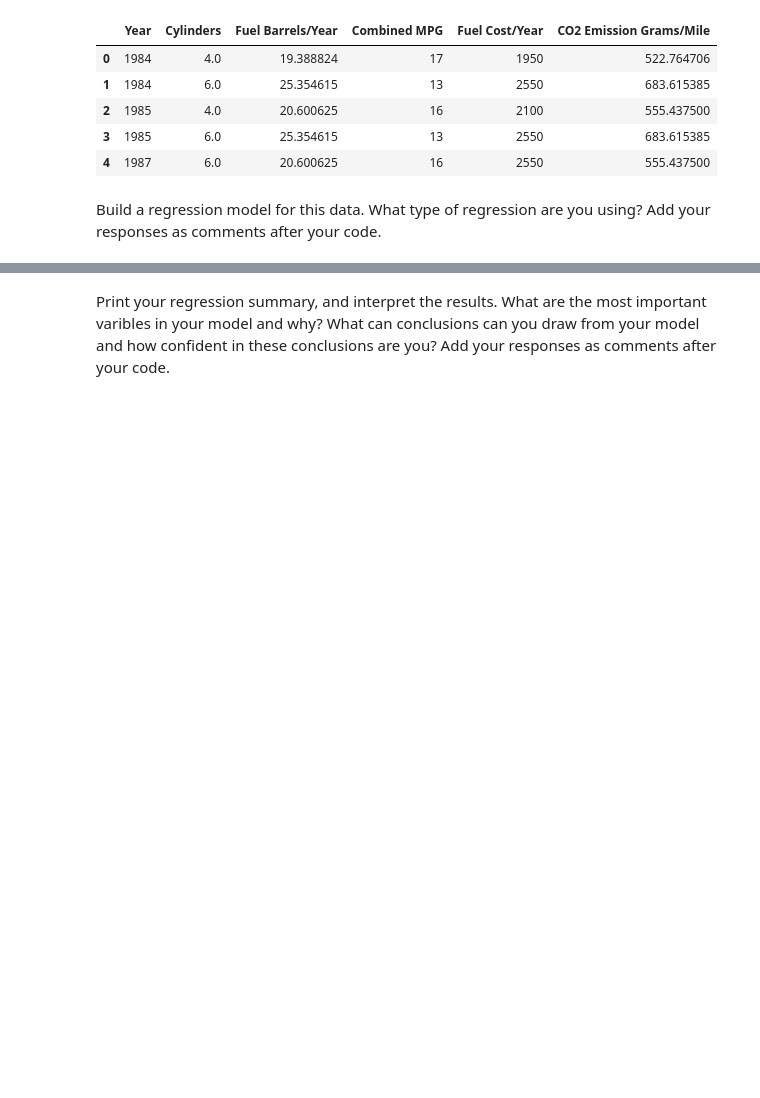
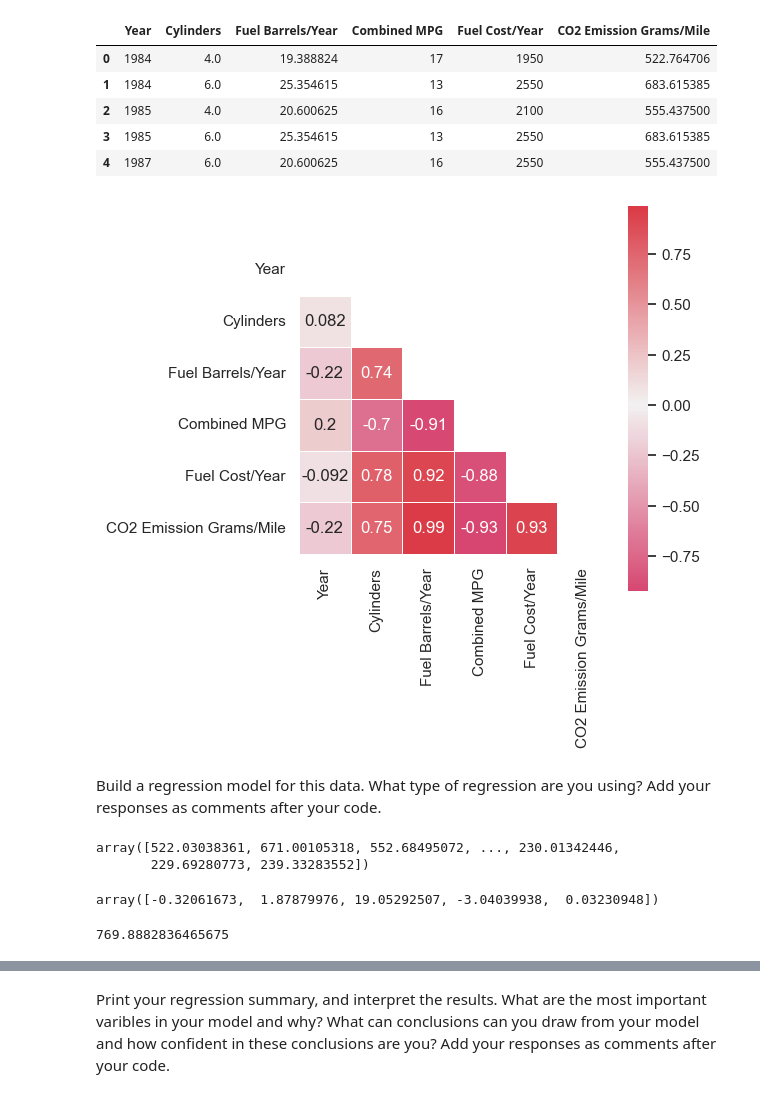
Before and after one commit to Ironhack-Data-Madrid-Abril-2023/7.3-lab_regression_analysis, a Jupyter notebook: your-code.ipynb, the cells around one changed output, grey strips where cells are left out. Saved outputs shown, nothing was run; the diff lists cells and outputs as text; code cells hidden in the pictures; blank space fills up the shorter version.

```diff
--- a/your-code.ipynb
+++ b/your-code.ipynb
@@ -168,5 +167,25 @@ veh.head()
 | 2 | 1985 | 4.0 | 20.600625 | 16 | 2100 | 555.437500 |
 | 3 | 1985 | 6.0 | 25.354615 | 13 | 2550 | 683.615385 |
 | 4 | 1987 | 6.0 | 20.600625 | 16 | 2550 | 555.437500 |
+# %%
+plt.figure(figsize=(5, 10))
+
+sns.set(style='white')
+
+mask=np.triu(np.ones_like(veh.corr(), dtype=bool))
+
+cmap=sns.diverging_palette(0, 10, as_cmap=True)
+
+
+sns.heatmap(veh.corr(),
+           mask=mask,
+          cmap=cmap,
+          center=0,
+          square=True,
+          annot=True,
+          linewidths=0.5,
+          cbar_kws={'shrink': 0.5});
+# %% [output]
+[figure, added]
 # %% [markdown]
 Build a regression model for this data. What type of regression are you using? Add your responses as comments after your code.
@@ -174,0 +192,28 @@ Build a regression model for this data. What type of regression are you using? A
+# %%
+regression_model = LinearRegression()
+
+X= veh.drop('CO2 Emission Grams/Mile', axis=1)
+y = veh['CO2 Emission Grams/Mile']
+
+X_train, X_test, y_train, y_test  = tts(X,
+                                        y,
+                                        train_size=0.8,
+                                        test_size=0.2,
+                                        random_state=42)
+
+regression_model.fit(X, y)
+
+y_pred = regression_model.predict(X)
+
+y_pred
+# %% [output]
+array([522.03038361, 671.00105318, 552.68495072, ..., 230.01342446,
+       229.69280773, 239.33283552])
+# %%
+regression_model.coef_
+# %% [output]
+array([-0.32061673,  1.87879976, 19.05292507, -3.04039938,  0.03230948])
+# %%
+regression_model.intercept_
+# %% [output]
+769.8882836465675
```
Also changed, not shown: parts of 9 cells of this notebook.
